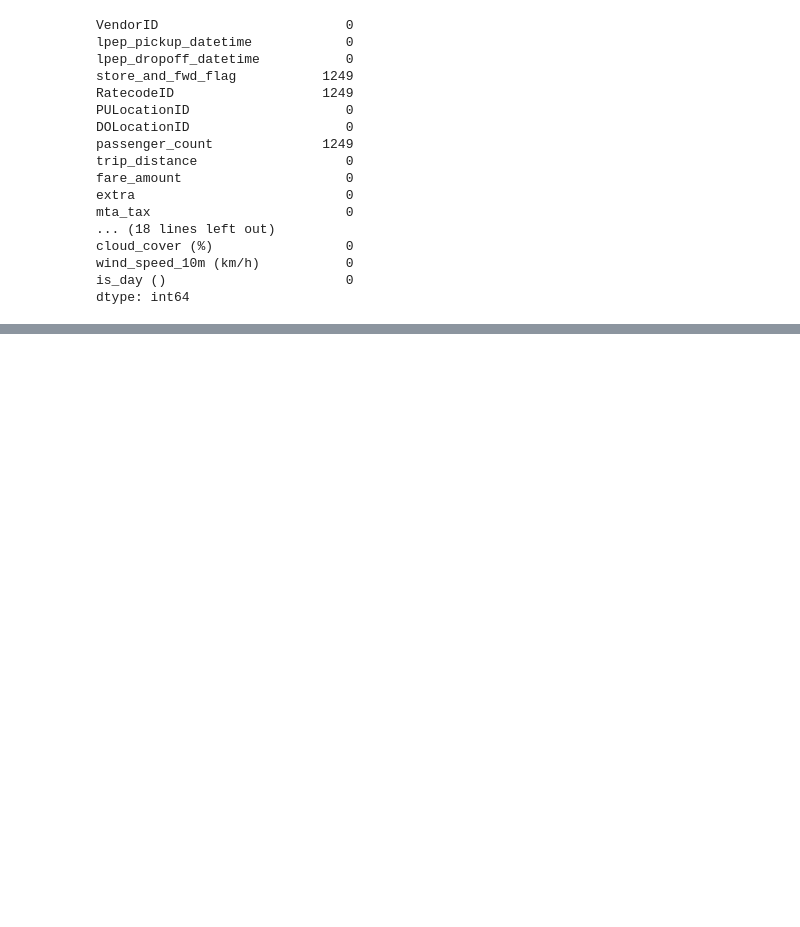
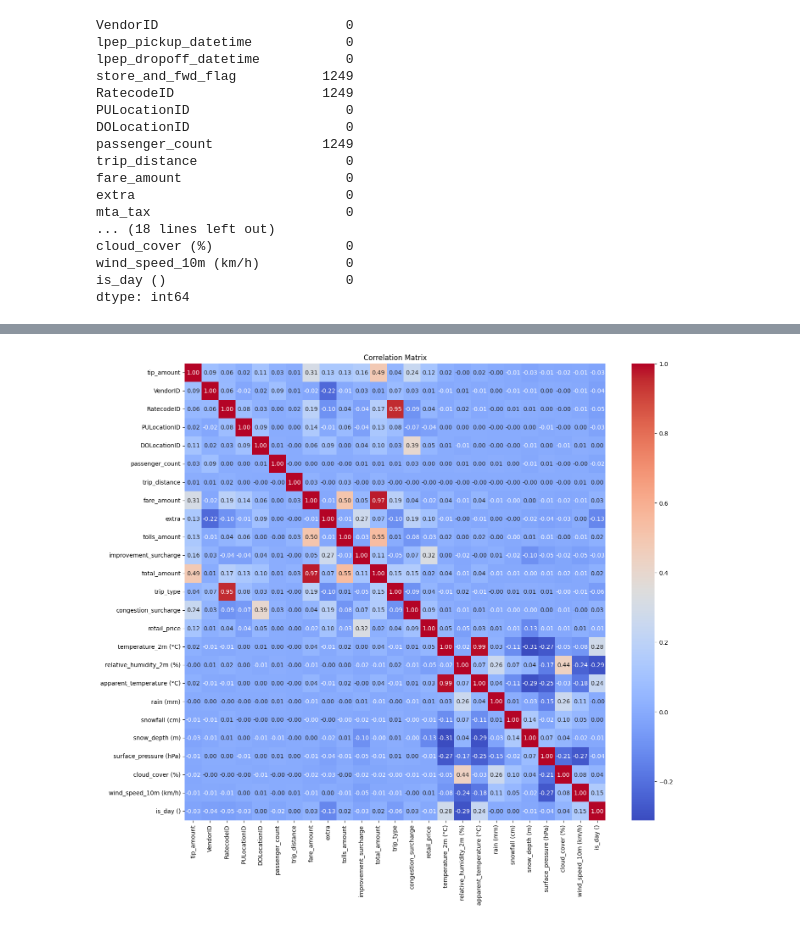
Before and after one commit to mklimek001/data-exploration, a Jupyter notebook: merge_nyc_with_weather_and_oil_prices.ipynb, the cells around one changed output, grey strips where cells are left out. Cells and saved outputs as stored; diff of their text form; code cells hidden in the pictures; blank space fills up the shorter version.

```diff
--- a/merge_nyc_with_weather_and_oil_prices.ipynb
+++ b/merge_nyc_with_weather_and_oil_prices.ipynb
@@ -277,0 +374,19 @@ memory usage: 1.5+ MB
+# %%
+green_sample_df = choosen_df[['tip_amount', 'VendorID', 'lpep_pickup_datetime', 'lpep_dropoff_datetime',
+       'store_and_fwd_flag', 'RatecodeID', 'PULocationID', 'DOLocationID',
+       'passenger_count', 'trip_distance', 'fare_amount', 'extra',
+       'tolls_amount', 'improvement_surcharge',
+       'total_amount', 'trip_type', 'congestion_surcharge',
+       'retail_price', 'temperature_2m (°C)', 'relative_humidity_2m (%)',
+       'apparent_temperature (°C)', 'rain (mm)', 'snowfall (cm)', 'snow_depth (m)',
+       'surface_pressure (hPa)', 'cloud_cover (%)', 'wind_speed_10m (km/h)',
+       'is_day ()']]
+# %%
+correlation_matrix = green_sample_df.corr()
+
+plt.figure(figsize=(16, 14))
+sns.heatmap(correlation_matrix, annot=True, cmap='coolwarm', fmt=".2f", annot_kws={"size": 10})
+plt.title('Correlation Matrix')
+plt.show()
+# %% [output]
+[figure, added]
```
Also changed, not shown: parts of 30 cells of this notebook.
